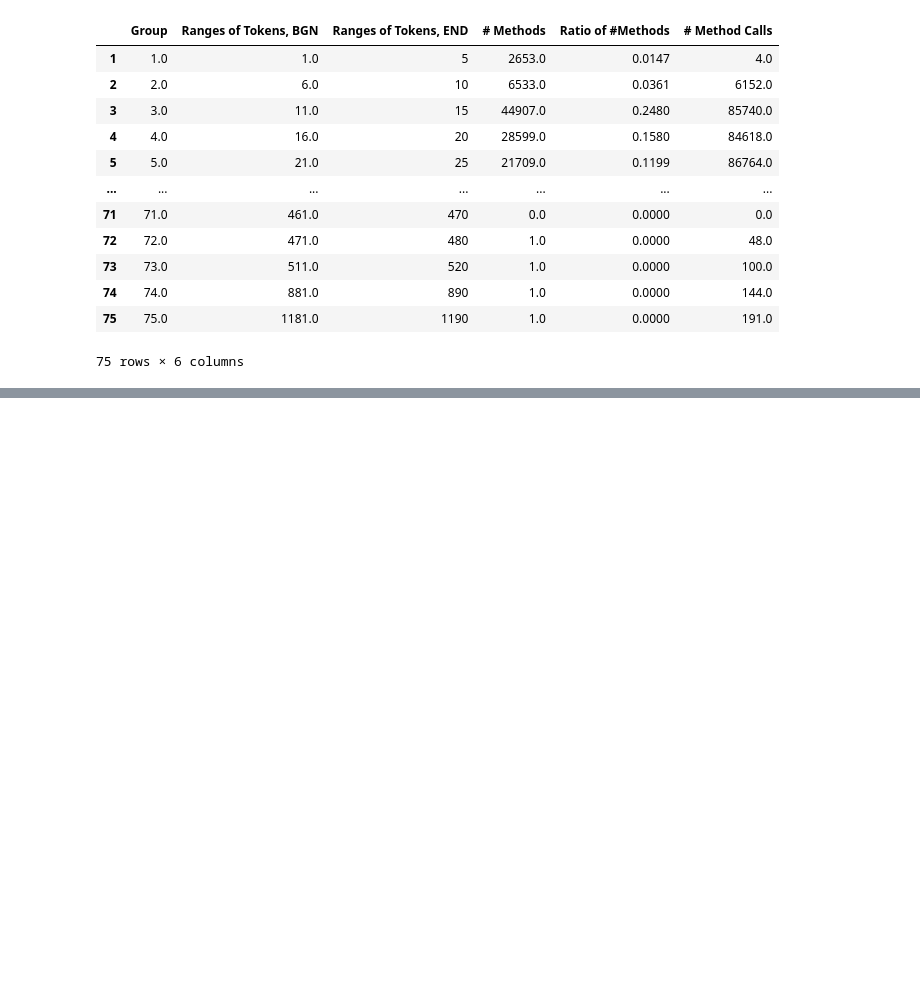
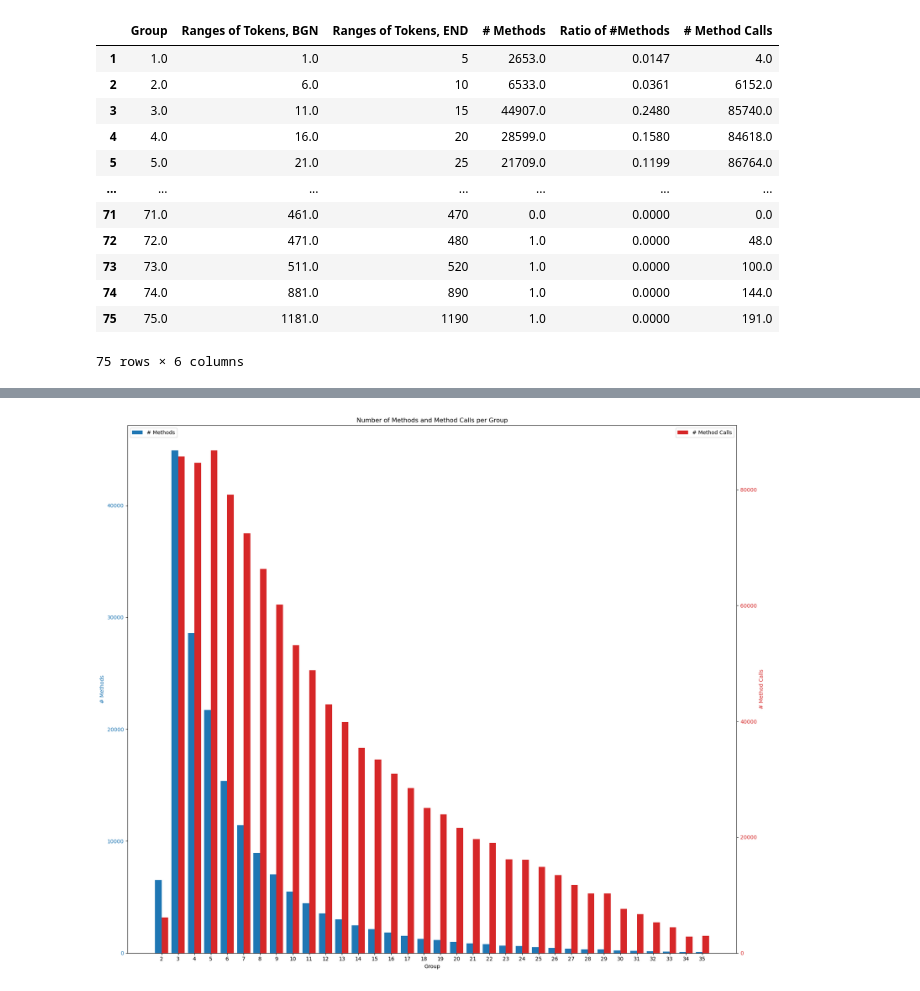
Before and after one commit to shradha-maharjan/Code-Completion-Project, a Jupyter notebook: CODE-SPT-Code/Graph/DatasetGraph.ipynb, the cells around one changed output, grey strips where cells are left out. Saved outputs shown, nothing was run; the diff lists cells and outputs as text; code cells hidden in the pictures; blank space fills up the shorter version.

```diff
--- a/CODE-SPT-Code/Graph/DatasetGraph.ipynb
+++ b/CODE-SPT-Code/Graph/DatasetGraph.ipynb
@@ -219,0 +67,36 @@ fig.show()
+# %%
+
+# Define a threshold for filtering out groups with low numbers
+threshold_methods = 50  # Minimum number of methods
+threshold_calls = 50    # Minimum number of method calls
+
+# Filter DataFrame to only include rows where both conditions are met
+filtered_df = df[(df['# Methods'] > threshold_methods) & (df['# Method Calls'] > threshold_calls)]
+
+# Creating a figure and a set of subplots
+fig, ax1 = plt.subplots(figsize=(18, 15))
+
+# Bar graph for # Methods on the left y-axis
+color = 'tab:blue'
+ax1.set_xlabel('Group')
+ax1.set_ylabel('# Methods', color=color)
+ax1.bar(filtered_df['Group'] - 0.2, filtered_df['# Methods'], color=color, width=0.4, label='# Methods')
+ax1.tick_params(axis='y', labelcolor=color)
+ax1.set_xticks(filtered_df['Group'])  # Ensure ticks correspond to filtered groups
+
+# Create a second y-axis for the # Method Calls
+ax2 = ax1.twinx()
+color = 'tab:red'
+ax2.set_ylabel('# Method Calls', color=color)
+ax2.bar(filtered_df['Group'] + 0.2, filtered_df['# Method Calls'], color=color, width=0.4, label='# Method Calls')
+ax2.tick_params(axis='y', labelcolor=color)
+
+# Title and legend
+plt.title('Number of Methods and Method Calls per Group')
+ax1.legend(loc='upper left')
+ax2.legend(loc='upper right')
+
+fig.tight_layout()
+plt.show()
+# %% [output]
+[figure, added]
```
Also changed, not shown: parts of 19 cells of this notebook, 2 other files.
